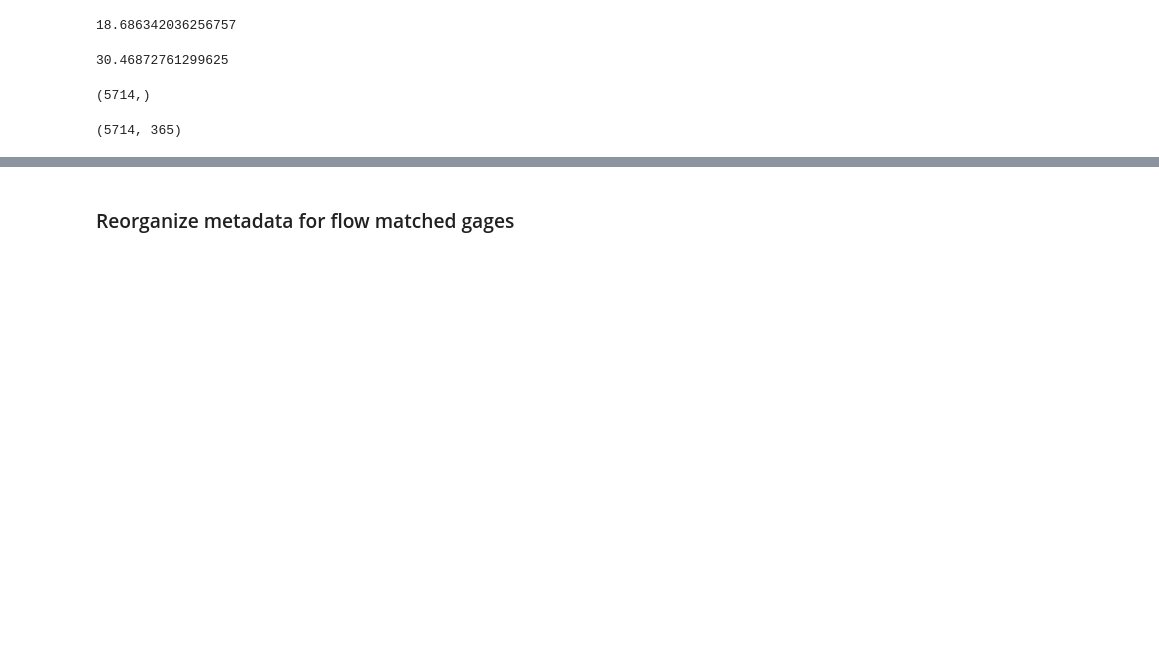
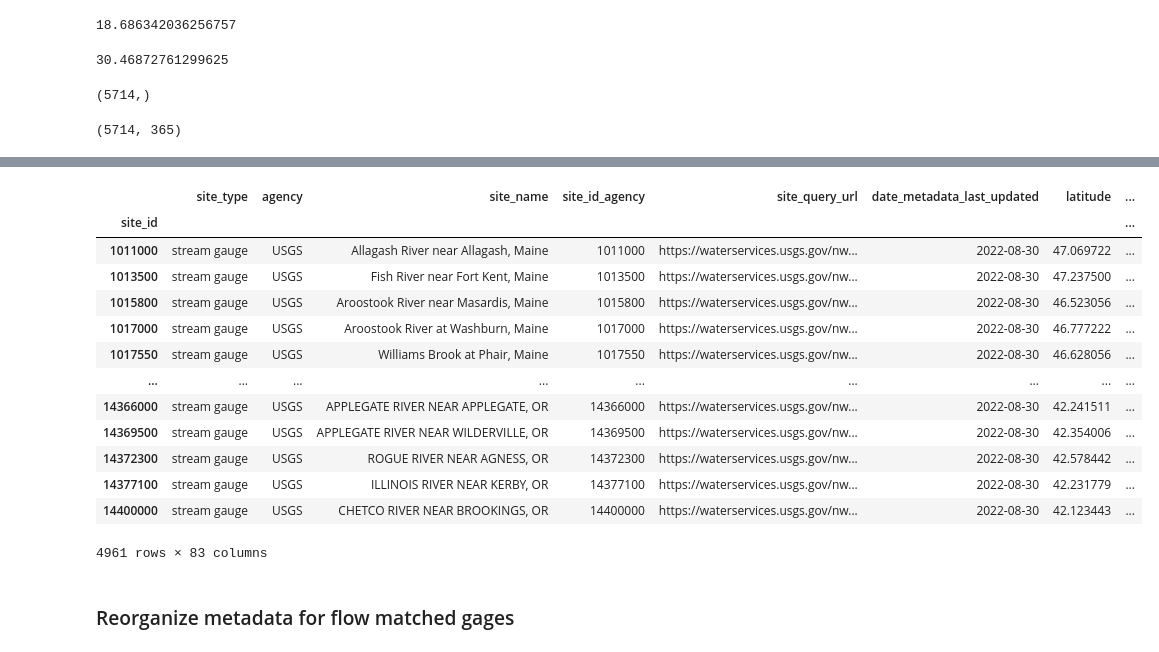
Before and after one commit to danielletijerina/PFCONUS2-analysis, a Jupyter notebook: scripts/Validation/Streamflow/1_Organize_Streamflow_hydrodataObs.ipynb, the cells around one changed output, grey strips where cells are left out. Saved outputs shown, nothing was run; the diff lists cells and outputs as text; code cells hidden in the pictures; blank space fills up the shorter version.

```diff
--- a/scripts/Validation/Streamflow/1_Organize_Streamflow_hydrodataObs.ipynb
+++ b/scripts/Validation/Streamflow/1_Organize_Streamflow_hydrodataObs.ipynb
@@ -245,0 +272,18 @@ pf_flow_match_df.to_csv(f'{organized_dir}/PFCONUS2_Daily_matched_flow_cms{water_
+# %%
+metadata_new = metadata[metadata.index.isin(pf_flow_match_df_new.index)]
+metadata_new
+# %% [output]
+|  | site_type | agency | site_name | site_id_agency | site_query_url | date_metadata_last_updated | latitude | ... |
+| site_id |  |  |  |  |  |  |  | ... |
+| 1011000 | stream gauge | USGS | Allagash River near Allagash, Maine | 1011000 | https://waterservices.usgs.gov/nw... | 2022-08-30 | 47.069722 | ... |
+| 1013500 | stream gauge | USGS | Fish River near Fort Kent, Maine | 1013500 | https://waterservices.usgs.gov/nw... | 2022-08-30 | 47.237500 | ... |
+| 1015800 | stream gauge | USGS | Aroostook River near Masardis, Maine | 1015800 | https://waterservices.usgs.gov/nw... | 2022-08-30 | 46.523056 | ... |
+| 1017000 | stream gauge | USGS | Aroostook River at Washburn, Maine | 1017000 | https://waterservices.usgs.gov/nw... | 2022-08-30 | 46.777222 | ... |
+| 1017550 | stream gauge | USGS | Williams Brook at Phair, Maine | 1017550 | https://waterservices.usgs.gov/nw... | 2022-08-30 | 46.628056 | ... |
+| ... | ... | ... | ... | ... | ... | ... | ... | ... |
+| 14366000 | stream gauge | USGS | APPLEGATE RIVER NEAR APPLEGATE, OR | 14366000 | https://waterservices.usgs.gov/nw... | 2022-08-30 | 42.241511 | ... |
+| 14369500 | stream gauge | USGS | APPLEGATE RIVER NEAR WILDERVILLE, OR | 14369500 | https://waterservices.usgs.gov/nw... | 2022-08-30 | 42.354006 | ... |
+| 14372300 | stream gauge | USGS | ROGUE RIVER NEAR AGNESS, OR | 14372300 | https://waterservices.usgs.gov/nw... | 2022-08-30 | 42.578442 | ... |
+| 14377100 | stream gauge | USGS | ILLINOIS RIVER NEAR KERBY, OR | 14377100 | https://waterservices.usgs.gov/nw... | 2022-08-30 | 42.231779 | ... |
+| 14400000 | stream gauge | USGS | CHETCO RIVER NEAR BROOKINGS, OR | 14400000 | https://waterservices.usgs.gov/nw... | 2022-08-30 | 42.123443 | ... |
+4961 rows × 83 columns
```
Also changed, not shown: parts of 10 cells of this notebook, 8 other files.
